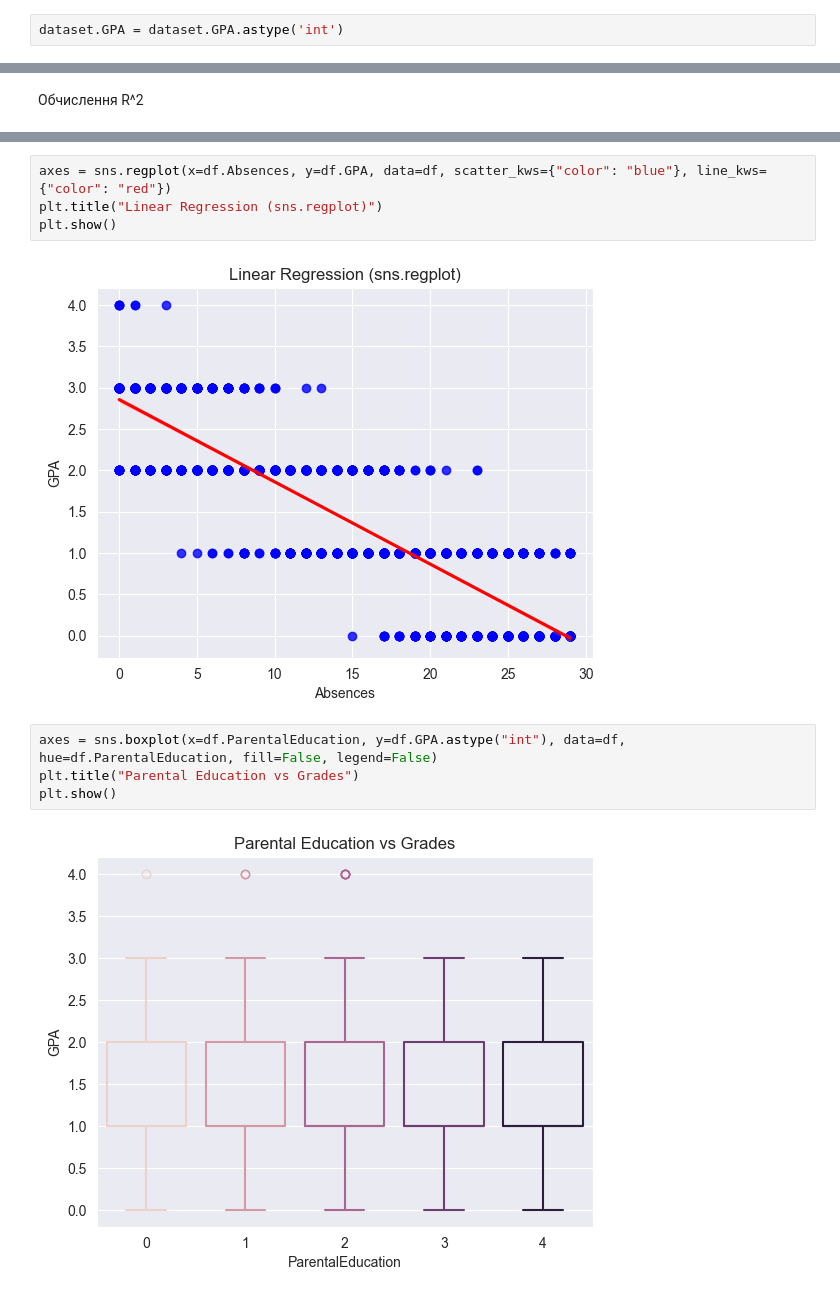
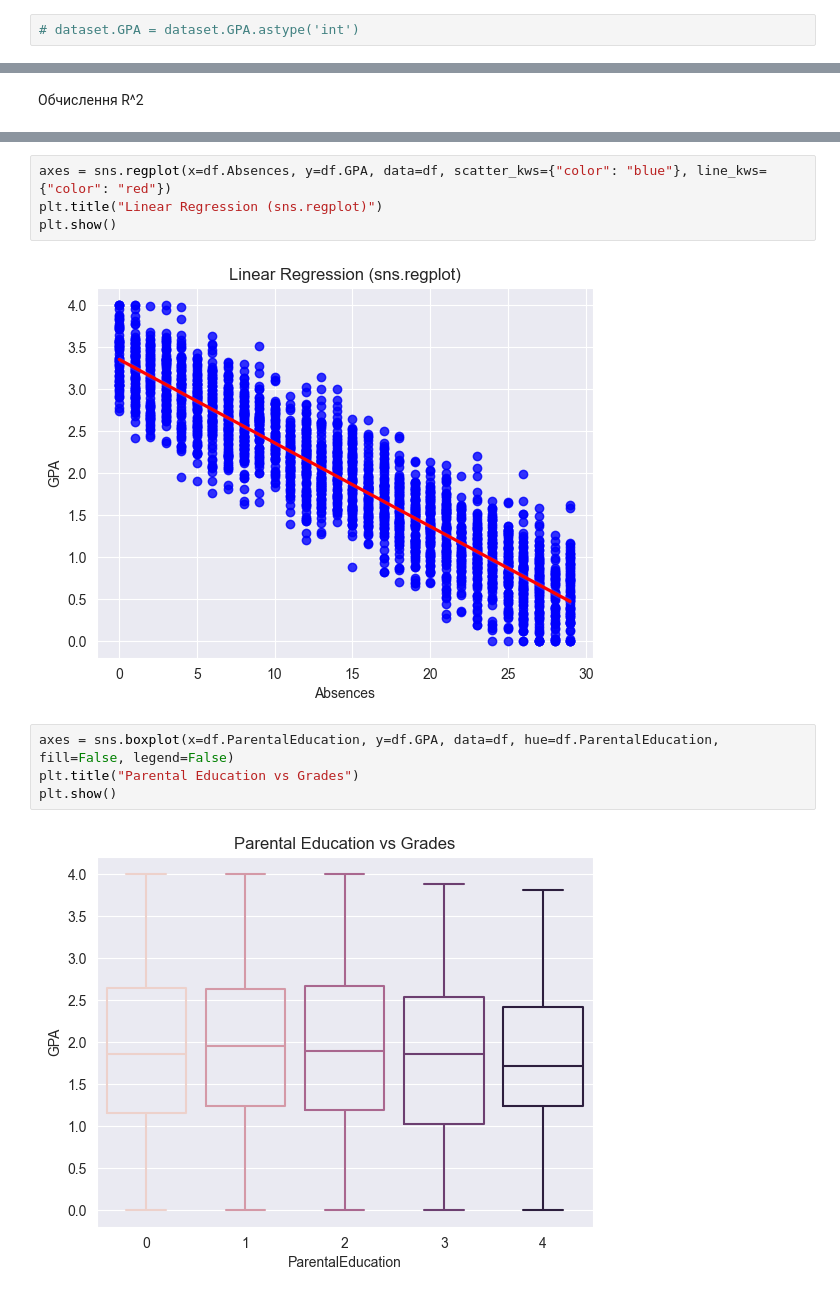
Before and after one commit to anonjustchillin/MachineLearning_labs, a Jupyter notebook: lin_reg_task/task1.ipynb, the cells around one changed output, grey strips where cells are left out. Cells and saved outputs as stored; diff of their text form.

```diff
--- a/lin_reg_task/task1.ipynb
+++ b/lin_reg_task/task1.ipynb
@@ -36,7 +36,7 @@ GPA
 0.469553     1
 Name: count, Length: 2371, dtype: int64
 # %%
-dataset.GPA = dataset.GPA.astype('int')
+# dataset.GPA = dataset.GPA.astype('int')
 # %% [markdown]
 Перевірка даних на NaN
 # %%
@@ -186,13 +188,13 @@ axes = sns.regplot(x=df.Absences, y=df.GPA, data=df, scatter_kws={"color": "blue
 plt.title("Linear Regression (sns.regplot)")
 plt.show()
 # %% [output]
-[figure, old version]
+[figure, new version]
 # %%
-axes = sns.boxplot(x=df.ParentalEducation, y=df.GPA.astype("int"), data=df, hue=df.ParentalEducation, fill=False, legend=False)
+axes = sns.boxplot(x=df.ParentalEducation, y=df.GPA, data=df, hue=df.ParentalEducation, fill=False, legend=False)
 plt.title("Parental Education vs Grades")
 plt.show()
 # %% [output]
-[figure, old version]
+[figure, new version]
 # %%
 df.loc[:,['ParentalEducation']] = df.loc[:,['ParentalEducation']].astype('category')
 grade_mean = df.groupby('ParentalEducation', observed=True)['GPA'].mean()
```
Also changed, not shown: parts of 15 cells of this notebook, 3 other files.
